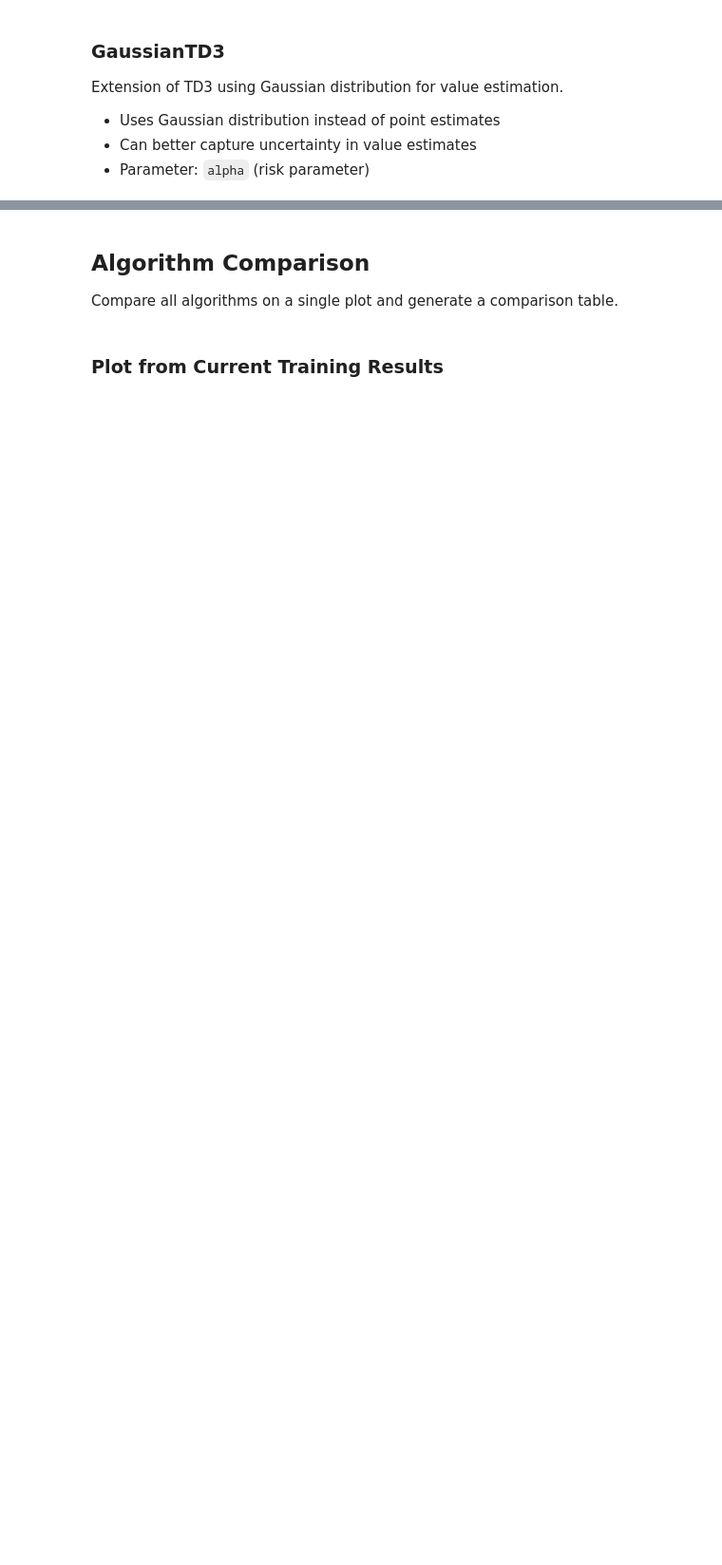
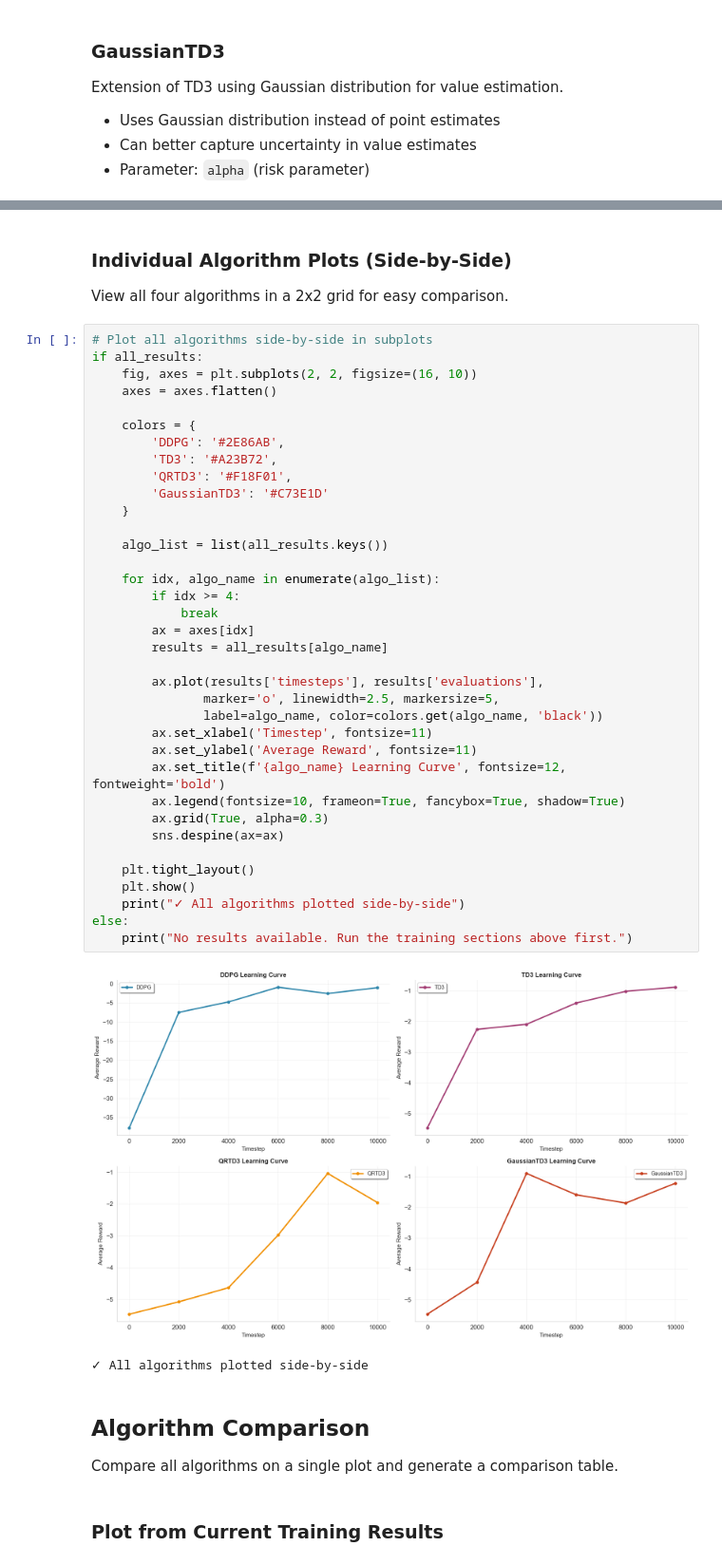
Before and after one commit to anantgupta2/DRL_Group2_DDPG_TD3, a Jupyter notebook: algorithm_comparison.ipynb, the cells around one changed output, grey strips where cells are left out. Shown at 95% size. Saved outputs shown, nothing was run; the diff lists cells and outputs as text; blank space fills up the shorter version.

```diff
--- a/algorithm_comparison.ipynb
+++ b/algorithm_comparison.ipynb
@@ -670,6 +670,49 @@ Critic grad:  54.8086
 Actor loss:   0.5113
 ======================================================================
 ... (14 outputs left out)
+# %% [markdown]
+### Individual Algorithm Plots (Side-by-Side)
+
+View all four algorithms in a 2x2 grid for easy comparison.
+# %%
+# Plot all algorithms side-by-side in subplots
+if all_results:
+    fig, axes = plt.subplots(2, 2, figsize=(16, 10))
+    axes = axes.flatten()
+
+    colors = {
+        'DDPG': '#2E86AB',
+        'TD3': '#A23B72',
+        'QRTD3': '#F18F01',
+        'GaussianTD3': '#C73E1D'
+    }
+
+    algo_list = list(all_results.keys())
+
+    for idx, algo_name in enumerate(algo_list):
+        if idx >= 4:
+            break
+        ax = axes[idx]
+        results = all_results[algo_name]
+
+        ax.plot(results['timesteps'], results['evaluations'],
+               marker='o', linewidth=2.5, markersize=5,
+               label=algo_name, color=colors.get(algo_name, 'black'))
+        ax.set_xlabel('Timestep', fontsize=11)
+        ax.set_ylabel('Average Reward', fontsize=11)
+        ax.set_title(f'{algo_name} Learning Curve', fontsize=12, fontweight='bold')
+        ax.legend(fontsize=10, frameon=True, fancybox=True, shadow=True)
+        ax.grid(True, alpha=0.3)
+        sns.despine(ax=ax)
+
+    plt.tight_layout()
+    plt.show()
+    print("✓ All algorithms plotted side-by-side")
+else:
+    print("No results available. Run the training sections above first.")
+# %% [output]
+[figure, added]
+✓ All algorithms plotted side-by-side
 # %% [markdown]
 ## Algorithm Comparison
 
```
Also changed, not shown: parts of 4 cells of this notebook, 1 other file.
